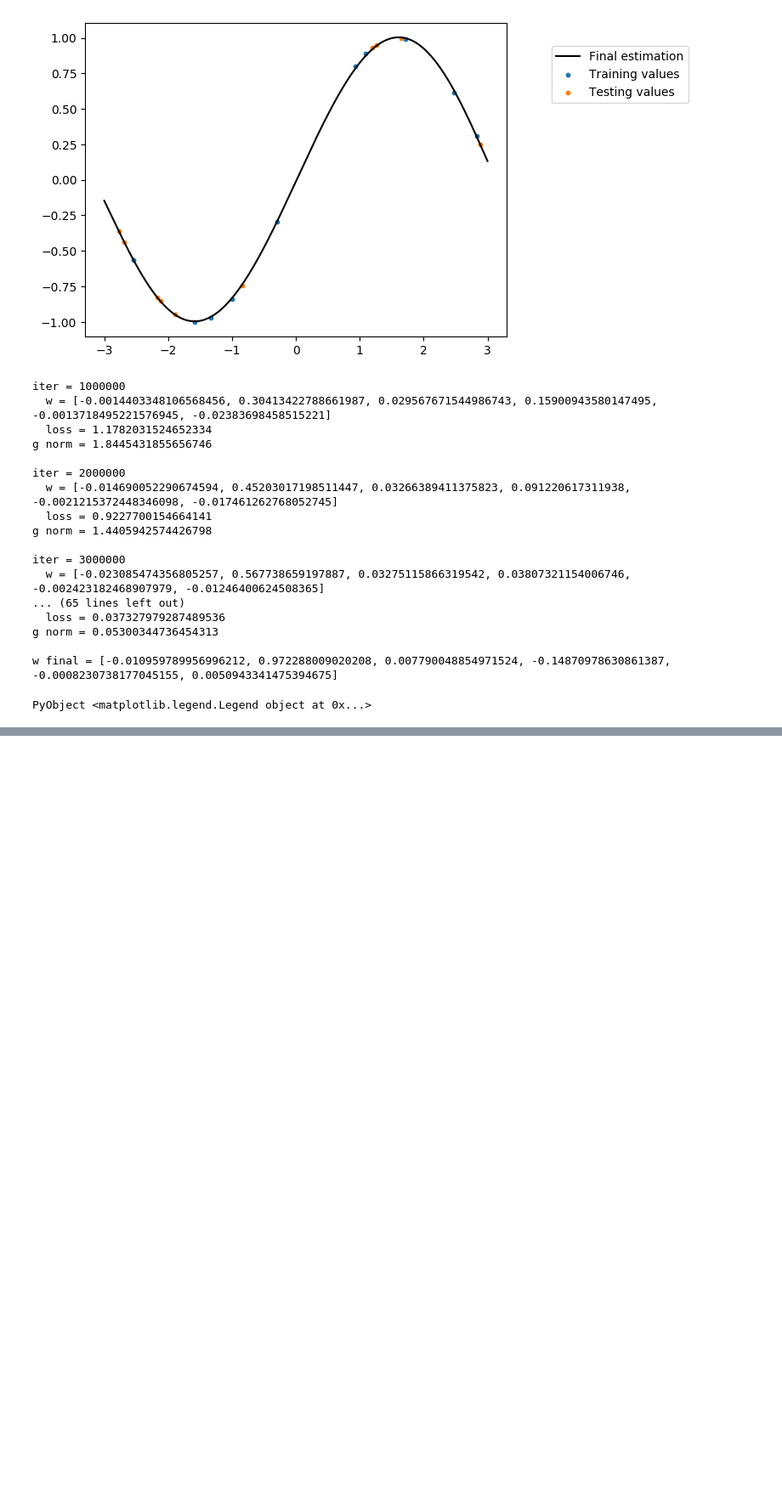
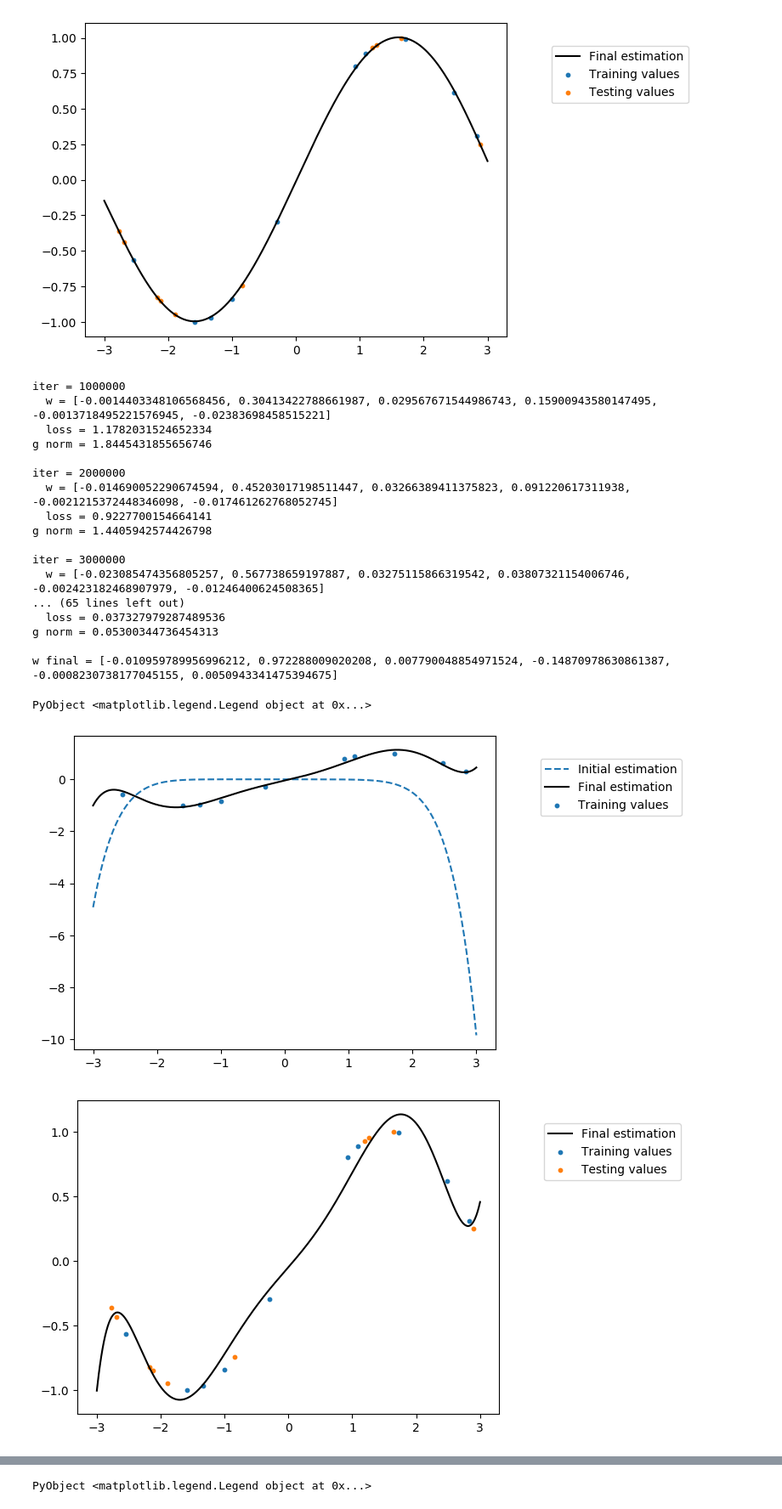
Before and after one commit to KaterinaSolovska/AOM, a Jupyter notebook: regrese1.ipynb, the cells around one changed output, grey strips where cells are left out. Shown at 85% size. Drawn from its saved outputs; the diff is of its cells as text; code cells hidden in the pictures; blank space fills up the shorter version.

```diff
--- a/regrese1.ipynb
+++ b/regrese1.ipynb
@@ -71,7 +71,7 @@ end
 function grad_descend(x, w0, d, step)
     i = 0
     g_norm = 1.0
-    while i<5.0e7 && g_norm > 0.05
+    while (i<3.0e7 && g_norm > 0.05)
 
         i=i+1
         g, loss = grad(x,y,w0,d)
@@ -302,0 +261,39 @@ legend(bbox_to_anchor=(1.05, 1), loc=2, borderaxespad=2.0
+# %%
+# d = pocet clenu v polynomu ... stupen + 1, w_init = pocatecni odhad do gradientniho sestupu
+
+d = 9
+w_init = rand(-0.001:0.001, d)
+y_init = P(w_init, x_train, d)
+
+
+#fig = figure()
+#scatter(x_train, y_train, s=10, label = "Target values")
+#scatter(x_train, y_init, s=10, label = "Initial estimation P(w_init, x_test)")
+#legend(bbox_to_anchor=(1.05, 1), loc=2, borderaxespad=2.0)
+
+####################################################################################
+
+
+w_final = grad_descend(x, w_init, d, 2.5e-8)
+println("w final = ", w_final)
+
+
+fig = figure()
+scatter(x_train, y_train, s=10, label = "Training values")
+
+plot(collect(a:0.01:b), P(w_init, collect(a:0.01:b) , d), "--", label = "Initial estimation")
+plot(collect(a:0.01:b), P(w_final, collect(a:0.01:b) , d), "k-", label = "Final estimation")
+
+legend(bbox_to_anchor=(1.05, 1), loc=2, borderaxespad=2.0)
+
+
+
+fig = figure()
+scatter(x_train, y_train, s=10, label = "Training values")
+scatter(x_test, y_test, s=10, label = "Testing values")
+plot(collect(a:0.01:b), P(w_final, collect(a:0.01:b) , d), "k-", label = "Final estimation")
+
+legend(bbox_to_anchor=(1.05, 1), loc=2, borderaxespad=2.0)
+# %% [output]
+[figure, added]
+[figure, added]
@@ -302,0 +317 @@ legend(bbox_to_anchor=(1.05, 1), loc=2, borderaxespad=2.0
+PyObject <matplotlib.legend.Legend object at 0x...>
```
Also changed, not shown: parts of 3 cells of this notebook.
